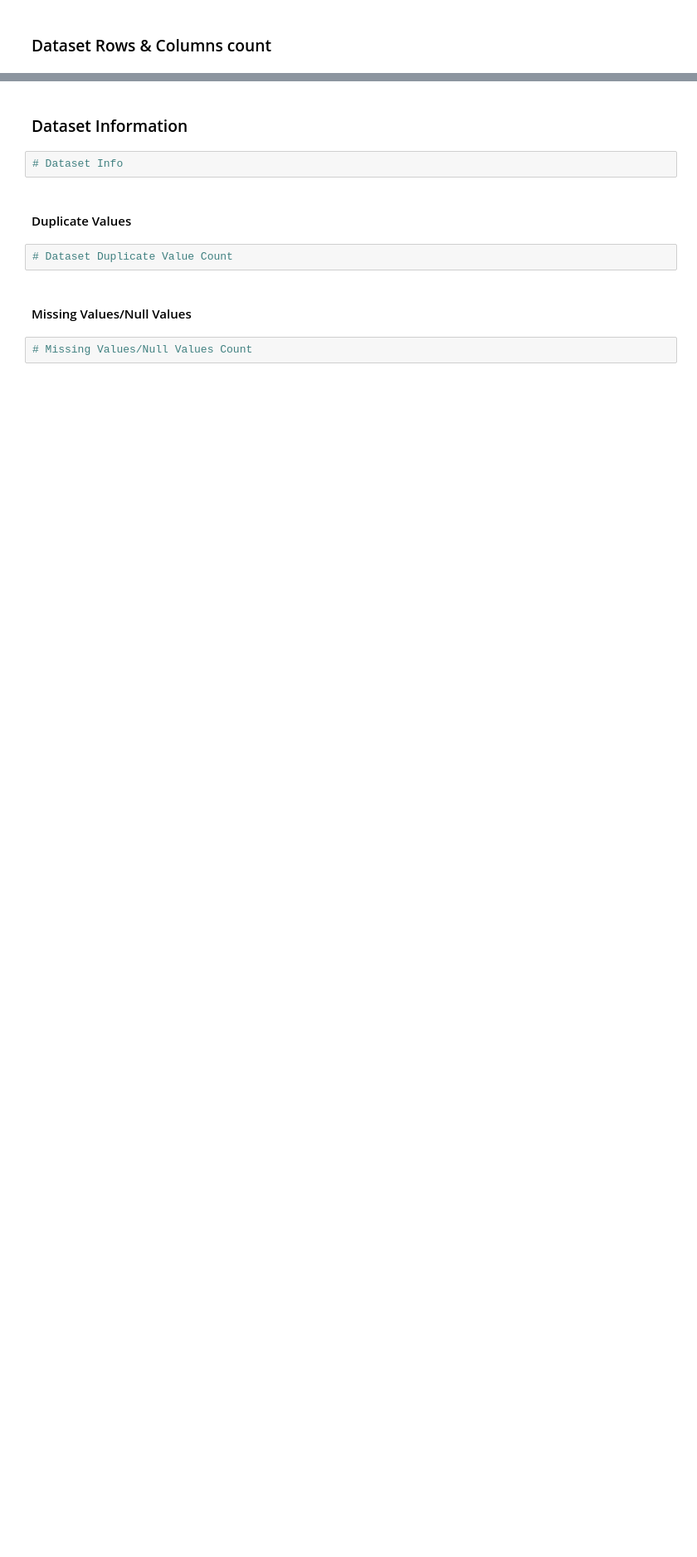
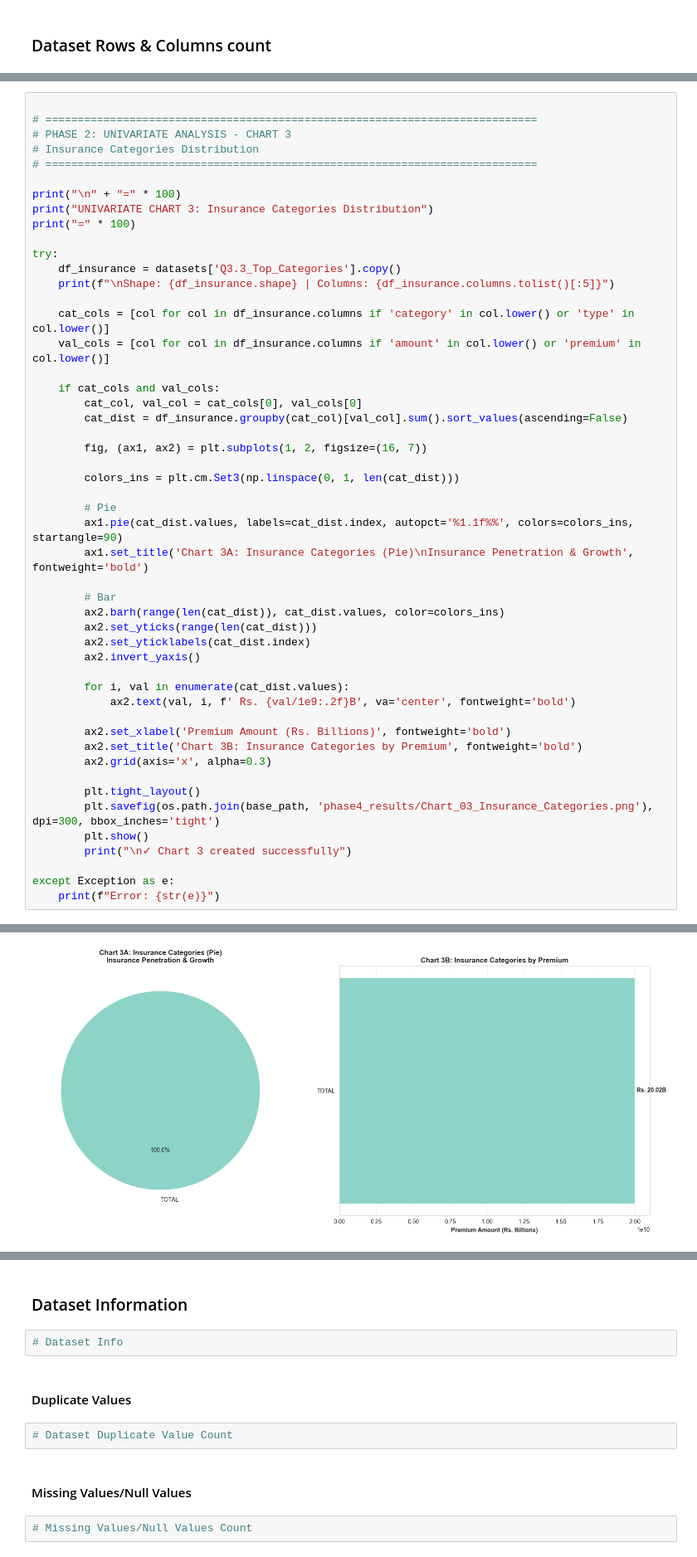
Before and after one commit to Github-Emmi/PhonePe, a Jupyter notebook: EDA_Submission_Template.ipynb, the cells around one changed output, grey strips where cells are left out. Shown at 83% size. Saved outputs shown, nothing was run; the diff lists cells and outputs as text; blank space fills up the shorter version.

```diff
--- a/EDA_Submission_Template.ipynb
+++ b/EDA_Submission_Template.ipynb
@@ -462,0 +1711,51 @@ print("=" * 80)
+# %%
+
+# ============================================================================
+# PHASE 2: UNIVARIATE ANALYSIS - CHART 3
+# Insurance Categories Distribution
+# ============================================================================
+
+print("\n" + "=" * 100)
+print("UNIVARIATE CHART 3: Insurance Categories Distribution")
+print("=" * 100)
+
+try:
+    df_insurance = datasets['Q3.3_Top_Categories'].copy()
+    print(f"\nShape: {df_insurance.shape} | Columns: {df_insurance.columns.tolist()[:5]}")
+
+    cat_cols = [col for col in df_insurance.columns if 'category' in col.lower() or 'type' in col.lower()]
+    val_cols = [col for col in df_insurance.columns if 'amount' in col.lower() or 'premium' in col.lower()]
+
+    if cat_cols and val_cols:
+        cat_col, val_col = cat_cols[0], val_cols[0]
+        cat_dist = df_insurance.groupby(cat_col)[val_col].sum().sort_values(ascending=False)
+
+        fig, (ax1, ax2) = plt.subplots(1, 2, figsize=(16, 7))
+
+        colors_ins = plt.cm.Set3(np.linspace(0, 1, len(cat_dist)))
+
+        # Pie
+        ax1.pie(cat_dist.values, labels=cat_dist.index, autopct='%1.1f%%', colors=colors_ins, startangle=90)
+        ax1.set_title('Chart 3A: Insurance Categories (Pie)\nInsurance Penetration & Growth', fontweight='bold')
+
+        # Bar
+        ax2.barh(range(len(cat_dist)), cat_dist.values, color=colors_ins)
+        ax2.set_yticks(range(len(cat_dist)))
+        ax2.set_yticklabels(cat_dist.index)
+        ax2.invert_yaxis()
+
+        for i, val in enumerate(cat_dist.values):
+            ax2.text(val, i, f' Rs. {val/1e9:.2f}B', va='center', fontweight='bold')
+
+        ax2.set_xlabel('Premium Amount (Rs. Billions)', fontweight='bold')
+        ax2.set_title('Chart 3B: Insurance Categories by Premium', fontweight='bold')
+        ax2.grid(axis='x', alpha=0.3)
+
+        plt.tight_layout()
+        plt.savefig(os.path.join(base_path, 'phase4_results/Chart_03_Insurance_Categories.png'), dpi=300, bbox_inches='tight')
+        plt.show()
+        print("\n✓ Chart 3 created successfully")
+
+except Exception as e:
+    print(f"Error: {str(e)}")
+# %% [output]
@@ -462,0 +1767 @@ print("=" * 80)
+[figure, added]
```
Also changed, not shown: parts of 75 cells of this notebook, 19 other files.
